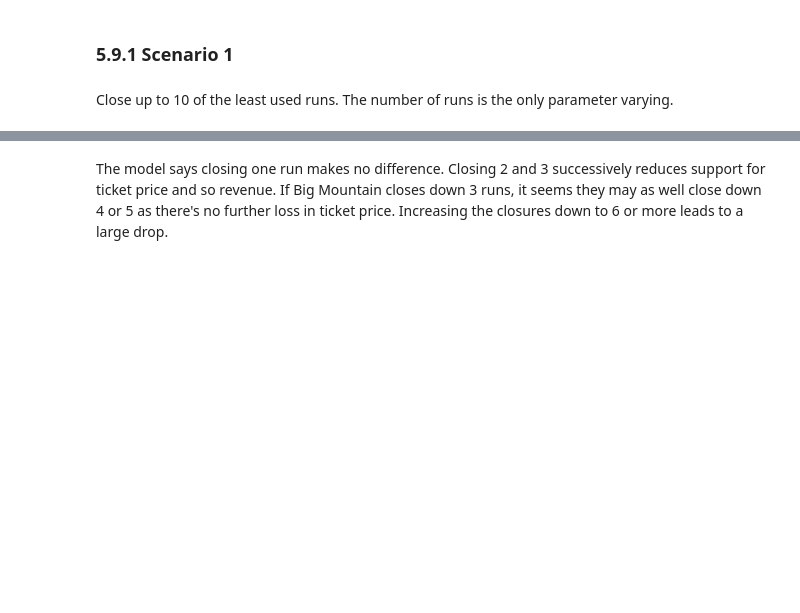
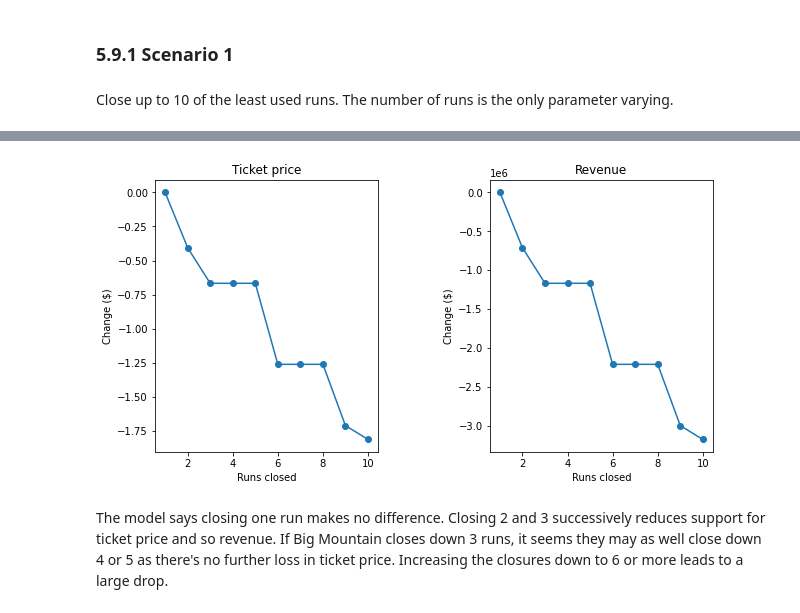
Before and after one commit to rix2357/DataScienceGuidedCapstone, a Jupyter notebook: Notebooks/05_modeling.ipynb, the cells around one changed output, grey strips where cells are left out. Drawn from its saved outputs; the diff is of its cells as text; code cells hidden in the pictures; blank space fills up the shorter version.

```diff
--- a/Notebooks/05_modeling.ipynb
+++ b/Notebooks/05_modeling.ipynb
@@ -253,7 +309,7 @@ def predict_increase(features, deltas):
 
     bm2 = X_bm.copy()
     for f, d in zip(features, deltas):
-        bm2[___] += ___
+        bm2[f] += d
     return model.predict(bm2).item() - model.predict(X_bm).item()
 # %% [markdown]
 ### 5.9.1 Scenario 1<a id='5.9.1_Scenario_1'></a>
@@ -269,19 +338,21 @@ price_deltas
 # %%
 #Code task 3#
 #Create two plots, side by side, for the predicted ticket price change (delta) for each
 #condition (number of runs closed) in the scenario and the associated predicted revenue
 #change on the assumption that each of the expected visitors buys 5 tickets
 #There are two things to do here:
 #1 - use a list comprehension to create a list of the number of runs closed from `runs_delta`
 #2 - use a list comprehension to create a list of predicted revenue changes from `price_deltas`
-runs_closed = [-1 * ___ for ___ in runs_delta] #1
+runs_closed = [-1 * x for x in runs_delta] #1
 fig, ax = plt.subplots(1, 2, figsize=(10, 5))
 fig.subplots_adjust(wspace=0.5)
 ax[0].plot(runs_closed, price_deltas, 'o-')
 ax[0].set(xlabel='Runs closed', ylabel='Change ($)', title='Ticket price')
-revenue_deltas = [5 * expected_visitors * ___ for ___ in ___] #2
+revenue_deltas = [5 * expected_visitors * y for y in price_deltas] #2
 ax[1].plot(runs_closed, revenue_deltas, 'o-')
 ax[1].set(xlabel='Runs closed', ylabel='Change ($)', title='Revenue');
+# %% [output]
+[figure, added]
 # %% [markdown]
 The model says closing one run makes no difference. Closing 2 and 3 successively reduces support for ticket price and so revenue. If Big Mountain closes down 3 runs, it seems they may as well close down 4 or 5 as there's no further loss in ticket price. Increasing the closures down to 6 or more leads to a large drop.
 # %% [markdown]
```
Also changed, not shown: parts of 25 cells of this notebook.
